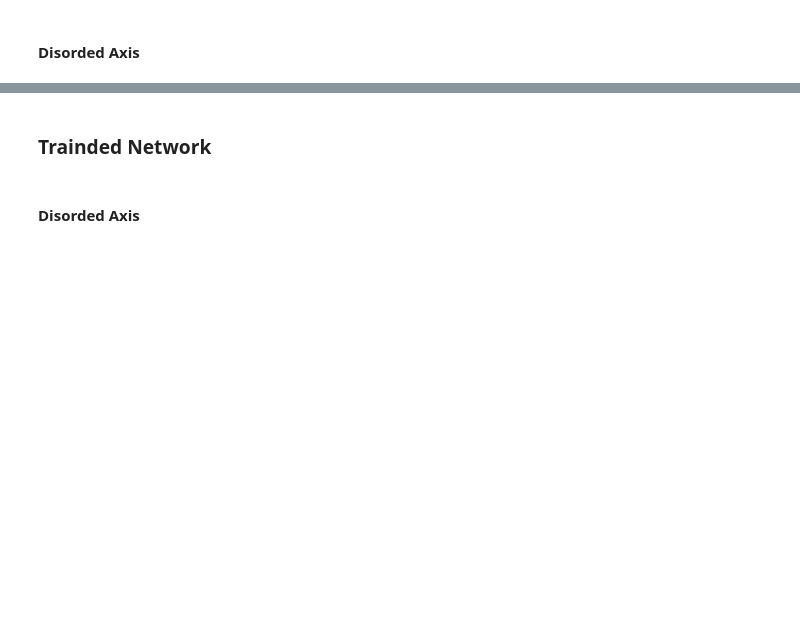
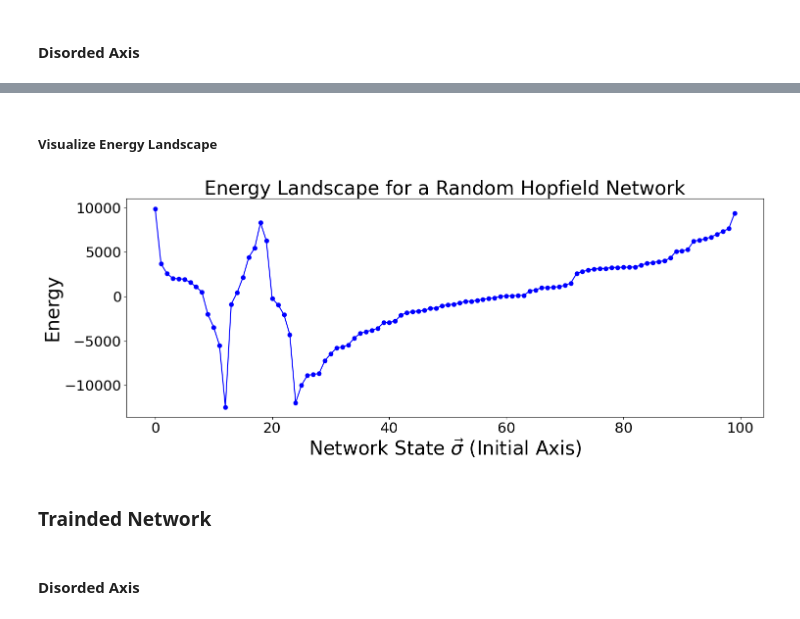
Before and after one commit to d-domeniconi/hopfield_network, a Jupyter notebook: learning_about_learning.ipynb, the cells around one changed output, grey strips where cells are left out. Cells and saved outputs as stored; diff of their text form; code cells hidden in the pictures; blank space fills up the shorter version.

```diff
--- a/learning_about_learning.ipynb
+++ b/learning_about_learning.ipynb
@@ -157,2 +184,8 @@ array([[-1,  1, -1, ..., -1, -1, -1],
+# %% [markdown]
+##### Visualize Energy Landscape
+# %%
+hp.plot_custom_energy_landscape(W, ordered_state_axis)
+# %% [output]
+[figure, added]
 # %% [markdown]
 ### Trainded Network
```
Also changed, not shown: parts of 17 cells of this notebook, 8 other files.
